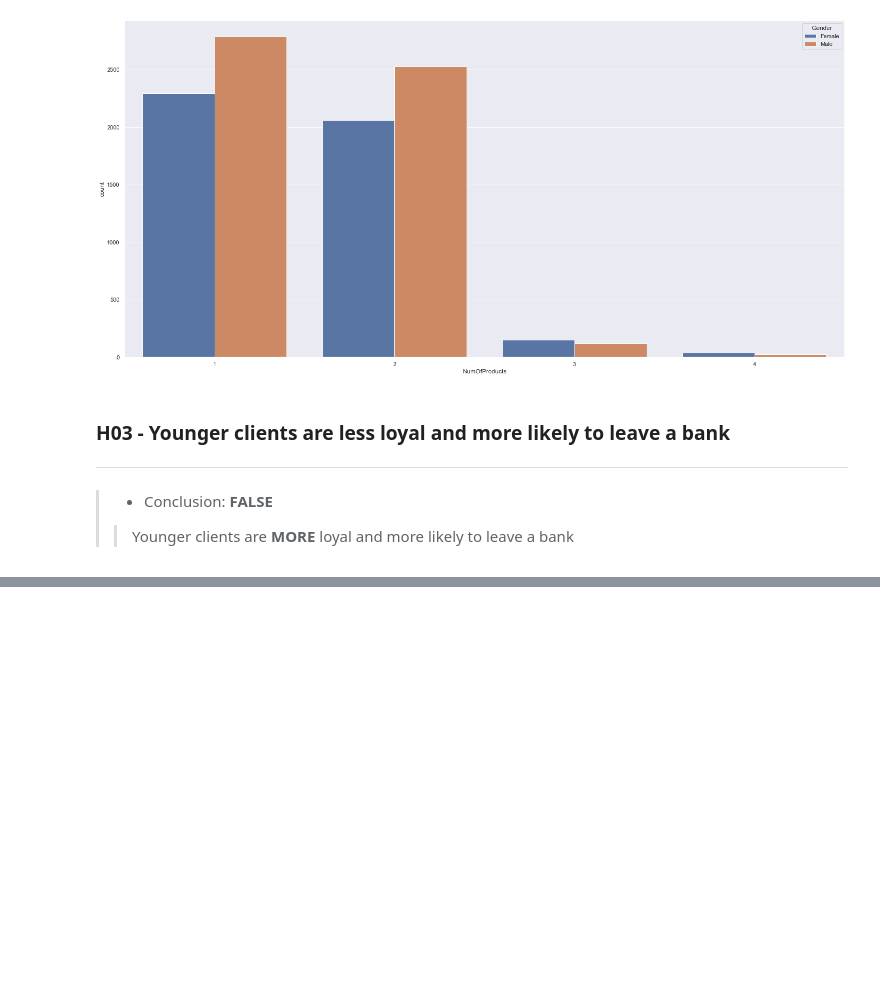
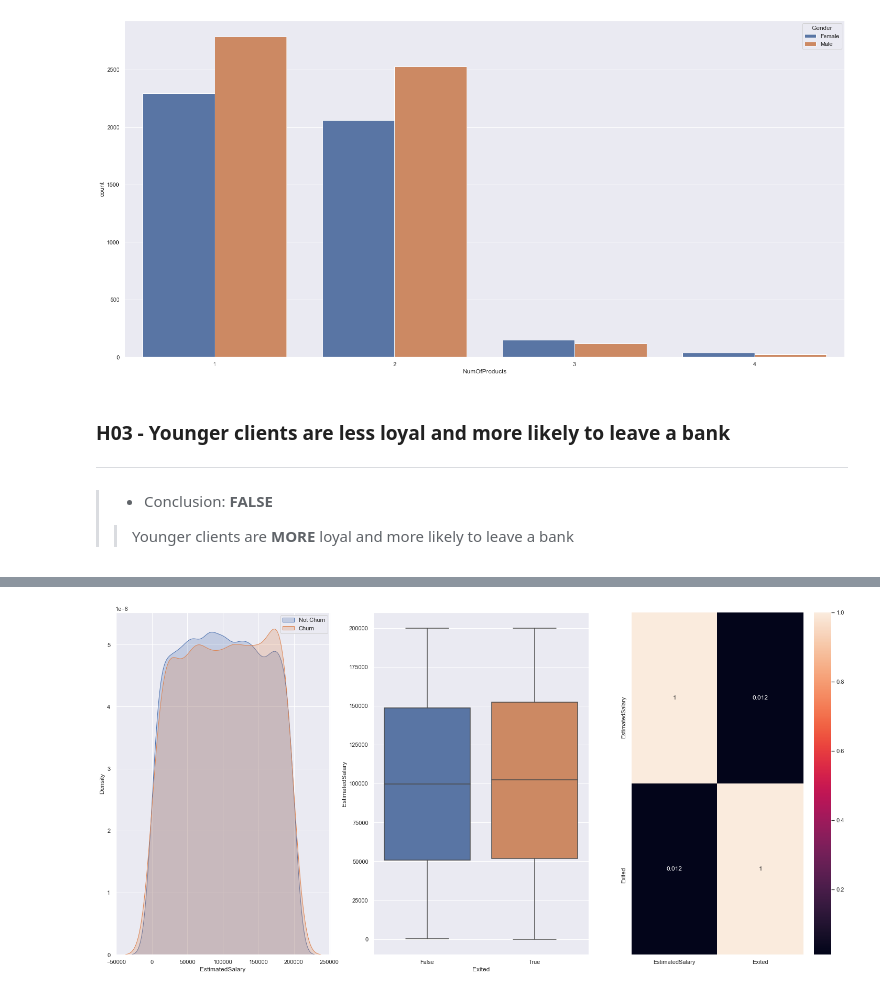
Before and after one commit to FabioCaffarello/Churn-Prediction-TopBank, a Jupyter notebook: 02-Notebooks/01-FirstCycleCRISP/03-ExploratoryDataAnalysis.ipynb, the cells around one changed output, grey strips where cells are left out. Cells and saved outputs as stored; diff of their text form; code cells hidden in the pictures; blank space fills up the shorter version.

```diff
--- a/02-Notebooks/01-FirstCycleCRISP/03-ExploratoryDataAnalysis.ipynb
+++ b/02-Notebooks/01-FirstCycleCRISP/03-ExploratoryDataAnalysis.ipynb
@@ -110,0 +123,15 @@ plt.show()
+# %%
+aux01 = df03[['EstimatedSalary', 'Exited']]
+
+plt.subplot(1,3,1)
+sns.kdeplot(aux01[aux01['Exited'] == False]['EstimatedSalary'], label='Not Churn', shade=True);
+sns.kdeplot(aux01[aux01['Exited'] == True]['EstimatedSalary'], label='Churn', shade=True);
+plt.legend()
+
+plt.subplot(1,3,2)
+sns.boxplot(x="Exited", y="EstimatedSalary", data=aux01);
+
+plt.subplot(1,3,3)
+sns.heatmap(aux01.corr(method='pearson'),annot=True);
+# %% [output]
+[figure, added]
```
Also changed, not shown: parts of 18 cells of this notebook.
